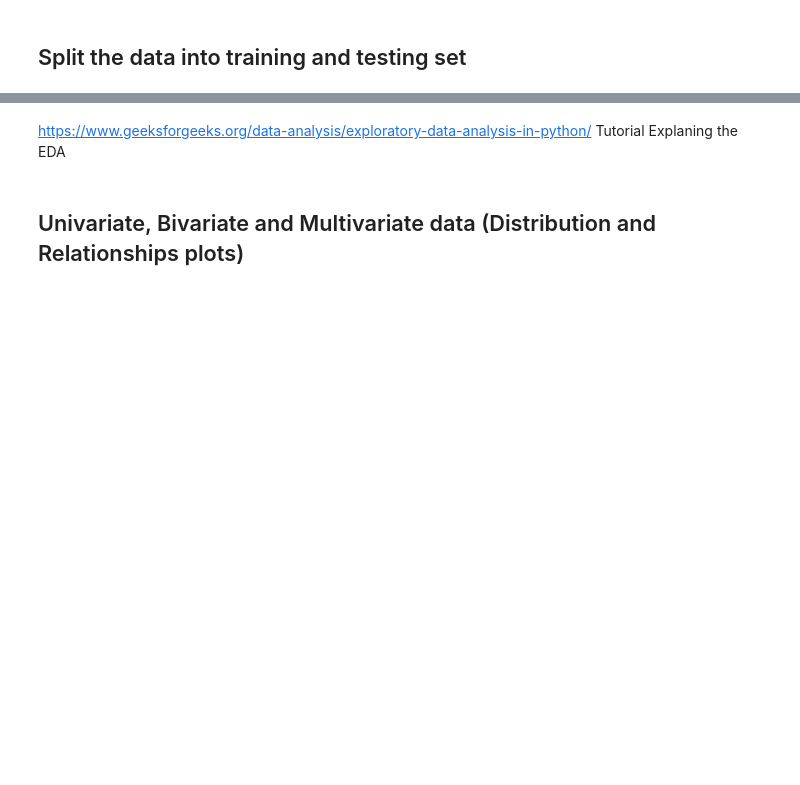
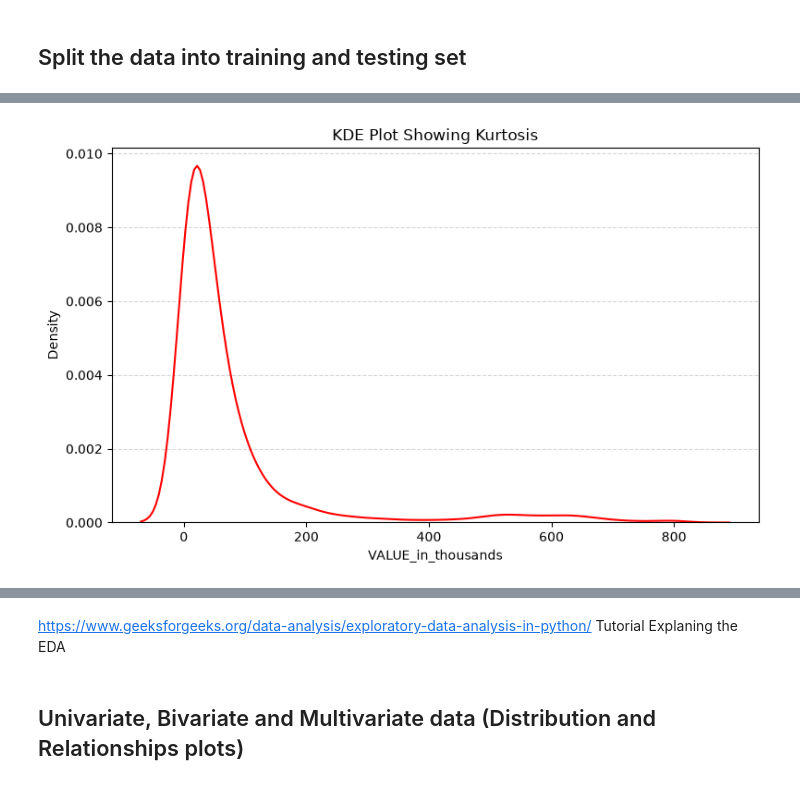
Before and after one commit to CCT-Dublin/CA1--Tourism-in-Ireland--Master-2026.2, a Jupyter notebook: CA1-2026.ipynb, the cells around one changed output, grey strips where cells are left out. Saved outputs shown, nothing was run; the diff lists cells and outputs as text; code cells hidden in the pictures; blank space fills up the shorter version.

```diff
--- a/CA1-2026.ipynb
+++ b/CA1-2026.ipynb
@@ -409,0 +550,14 @@ y_pred_lasso = lasso_model.predict(X_test_scaled)
+# %%
+plt.figure(figsize=(8, 5))
+
+sns.kdeplot(df2['VALUE_in_thousands'], color="red")
+
+plt.title("KDE Plot Showing Kurtosis")
+plt.xlabel("VALUE_in_thousands")
+plt.ylabel("Density")
+plt.grid(axis='y', linestyle='--', alpha=0.5)
+plt.tight_layout()
+
+plt.show()
+# %% [output]
+[figure, added]
```
Also changed, not shown: parts of 24 cells of this notebook, 1 other file.
